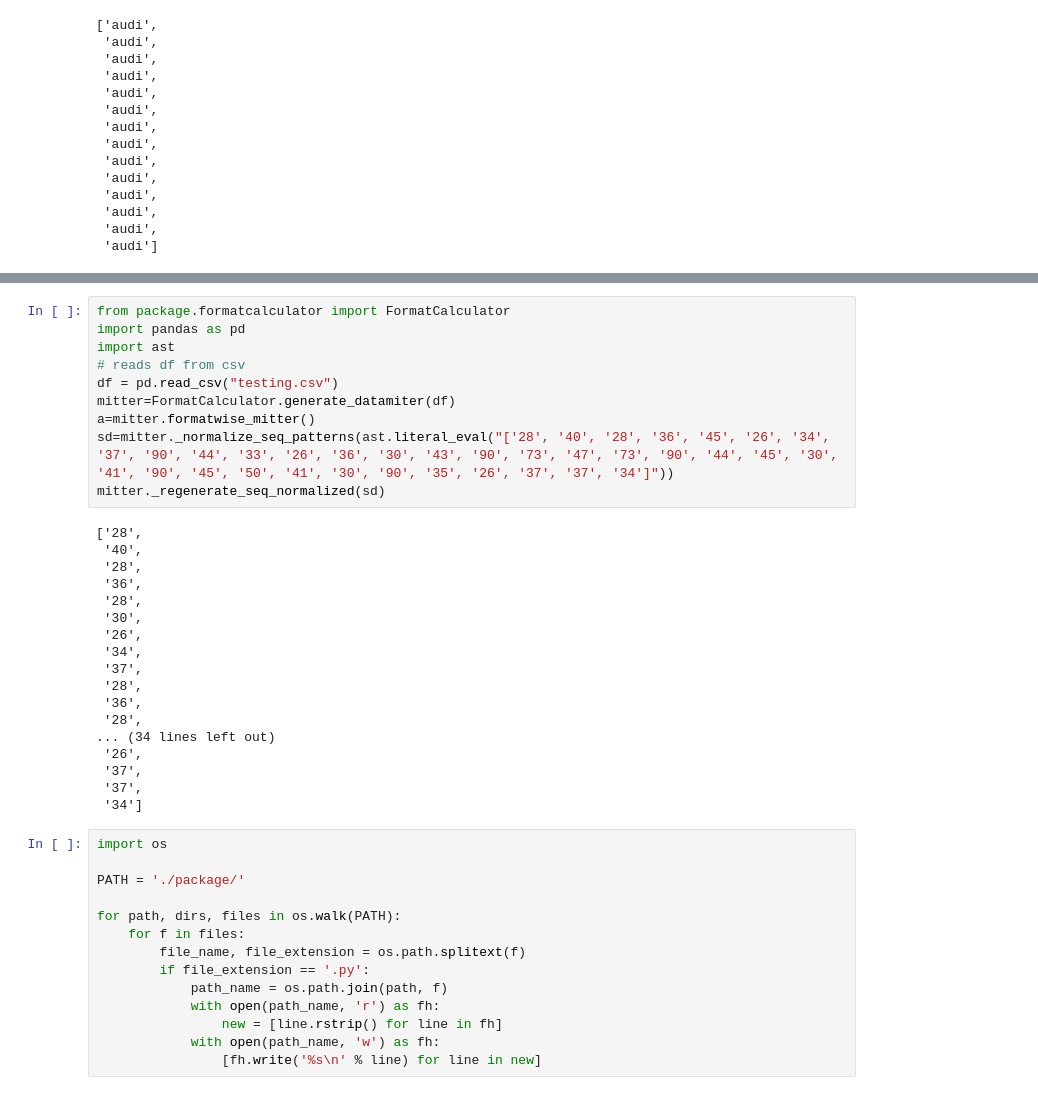
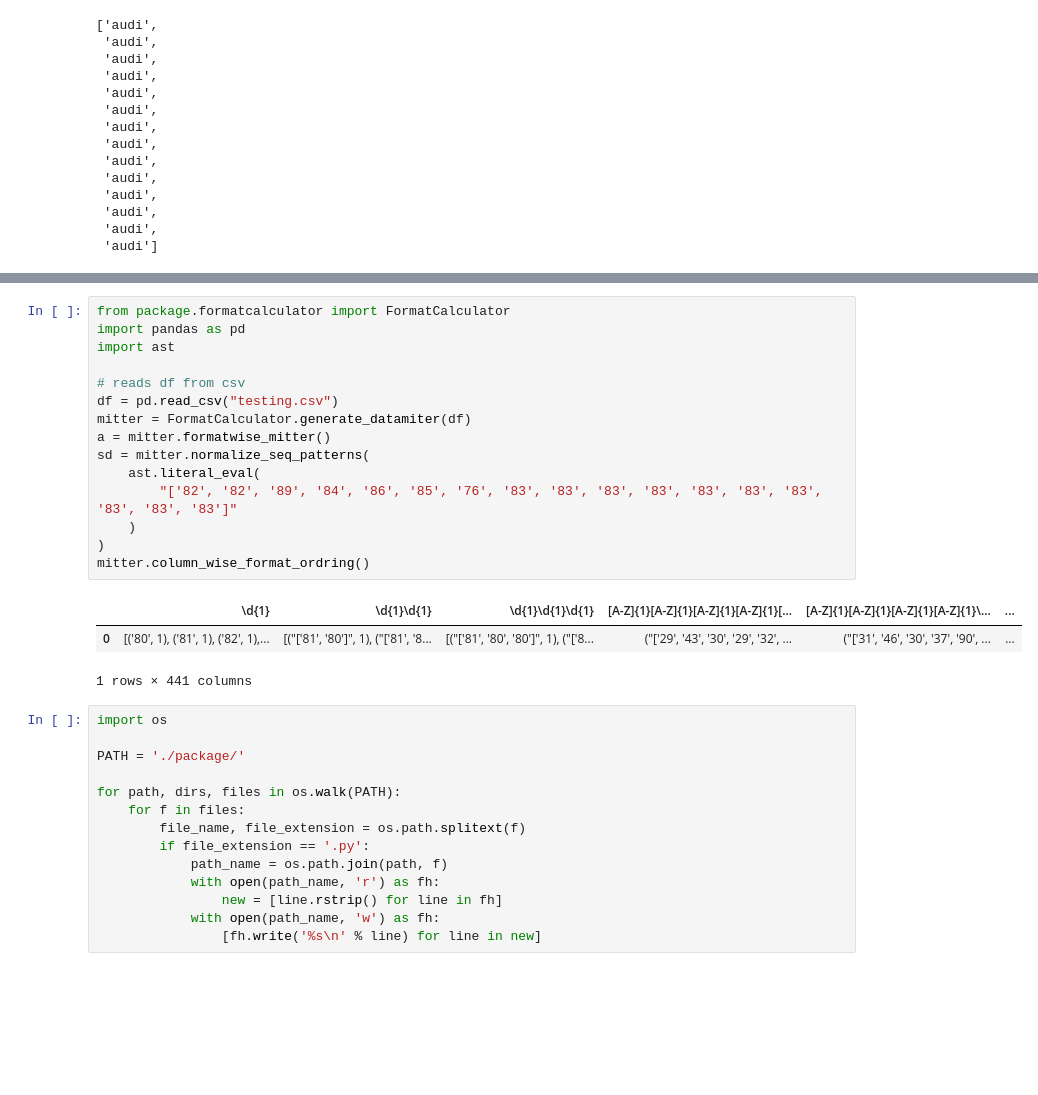
Before and after one commit to rajat45mishra/DashBoardUtils_Datascience, a Jupyter notebook: test.ipynb, the cells around one changed output, grey strips where cells are left out. Drawn from its saved outputs; the diff is of its cells as text; blank space fills up the shorter version.

```diff
--- a/test.ipynb
+++ b/test.ipynb
@@ -381,31 +379,22 @@ NameError: name 'multindextuples' is not defined
 # %%
 from package.formatcalculator import FormatCalculator
 import pandas as pd
 import ast
+
 # reads df from csv
 df = pd.read_csv("testing.csv")
-mitter=FormatCalculator.generate_datamiter(df)
-a=mitter.formatwise_mitter()
-sd=mitter._normalize_seq_patterns(ast.literal_eval("['28', '40', '28', '36', '45', '26', '34', '37', '90', '44', '33', '26', '36', '30', '43', '90', '73', '47', '73', '90', '44', '45', '30', '41', '90', '45', '50', '41', '30', '90', '35', '26', '37', '37', '34']"))
-mitter._regenerate_seq_normalized(sd)
+mitter = FormatCalculator.generate_datamiter(df)
+a = mitter.formatwise_mitter()
+sd = mitter.normalize_seq_patterns(
+    ast.literal_eval(
+        "['82', '82', '89', '84', '86', '85', '76', '83', '83', '83', '83', '83', '83', '83', '83', '83', '83']"
+    )
+)
+mitter.column_wise_format_ordring()
 # %% [output]
+|  | \d{1} | \d{1}\d{1} | \d{1}\d{1}\d{1} | [A-Z]{1}[A-Z]{1}[A-Z]{1}[A-Z]{1}[... | [A-Z]{1}[A-Z]{1}[A-Z]{1}[A-Z]{1}\... | ... |
+| 0 | [('80', 1), ('81', 1), ('82', 1),... | [("['81', '80']", 1), ("['81', '8... | [("['81', '80', '80']", 1), ("['8... | ("['29', '43', '30', '29', '32', ... | ("['31', '46', '30', '37', '90', ... | ... |
-['28',
- '40',
- '28',
- '36',
- '28',
- '30',
- '26',
- '34',
- '37',
- '28',
- '36',
- '28',
-... (34 lines left out)
- '26',
- '37',
- '37',
- '34']
+1 rows × 441 columns
 # %%
 import os
 
```
Also changed, not shown: parts of 5 cells of this notebook, 12 other files.
